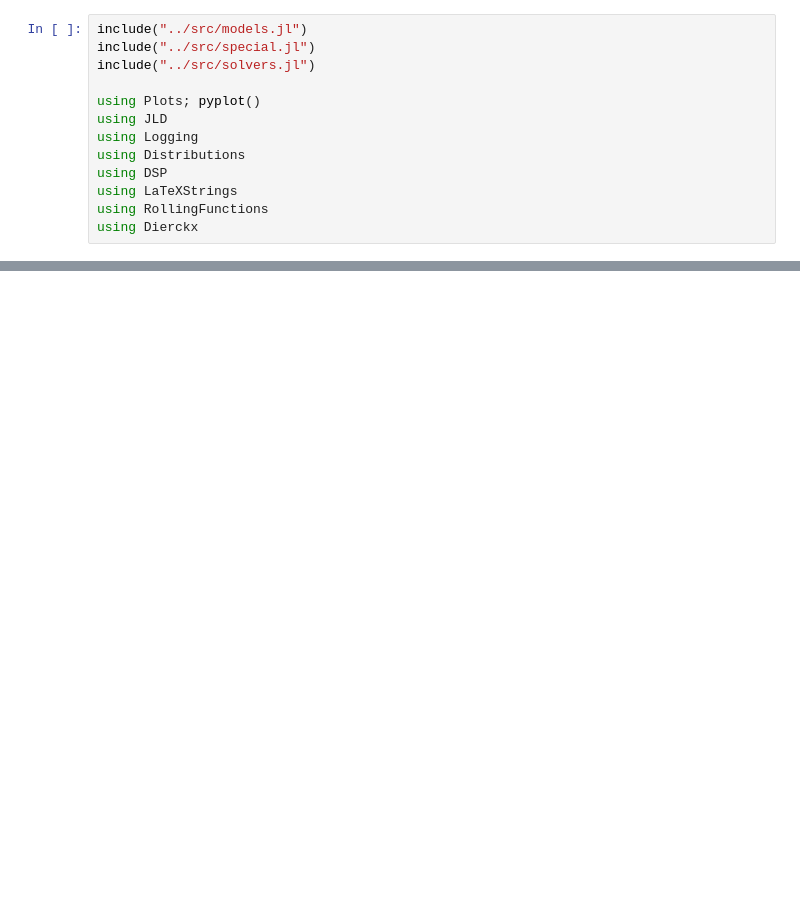
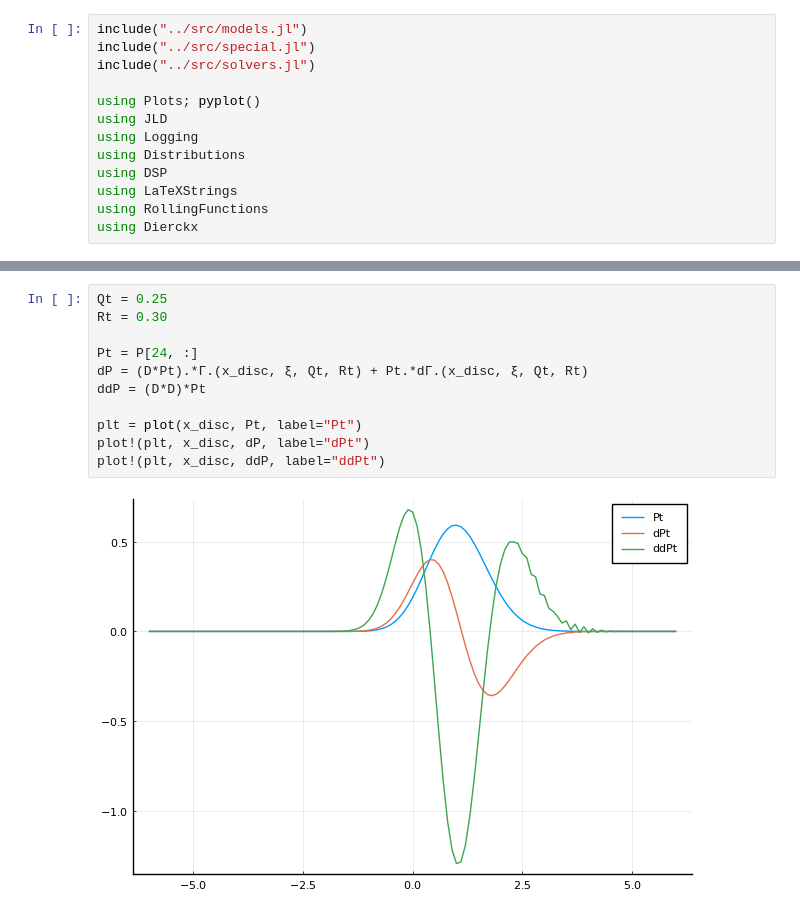
Before and after one commit to ceteke/sparse-pca, a Jupyter notebook: nbs/pde-solver.ipynb, the cells around one changed output, grey strips where cells are left out. Drawn from its saved outputs; the diff is of its cells as text; blank space fills up the shorter version.

```diff
--- a/nbs/pde-solver.ipynb
+++ b/nbs/pde-solver.ipynb
@@ -81,0 +85,13 @@ plot(t_disc, Qs, ylim=(0, 1))
+# %%
+Qt = 0.25
+Rt = 0.30
+
+Pt = P[24, :]
+dP = (D*Pt).*Γ.(x_disc, ξ, Qt, Rt) + Pt.*dΓ.(x_disc, ξ, Qt, Rt)
+ddP = (D*D)*Pt
+
+plt = plot(x_disc, Pt, label="Pt")
+plot!(plt, x_disc, dP, label="dPt")
+plot!(plt, x_disc, ddP, label="ddPt")
+# %% [output]
+[figure, added]
```
Also changed, not shown: parts of 5 cells of this notebook.
